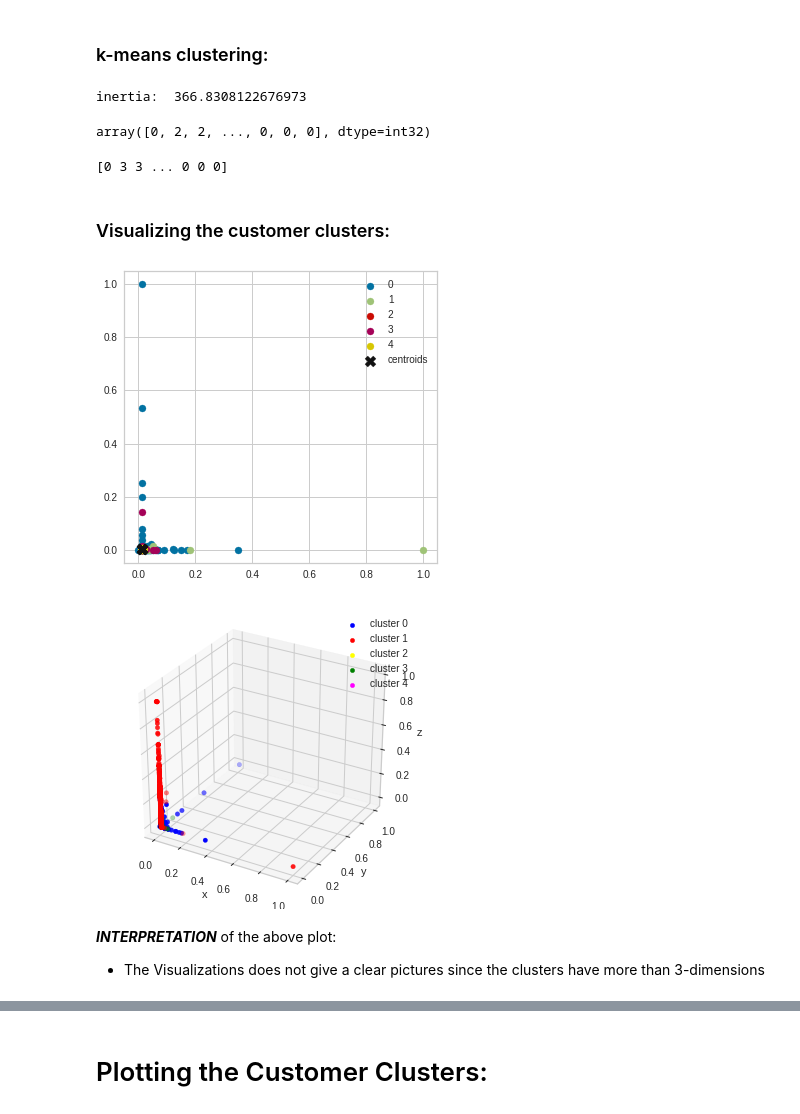
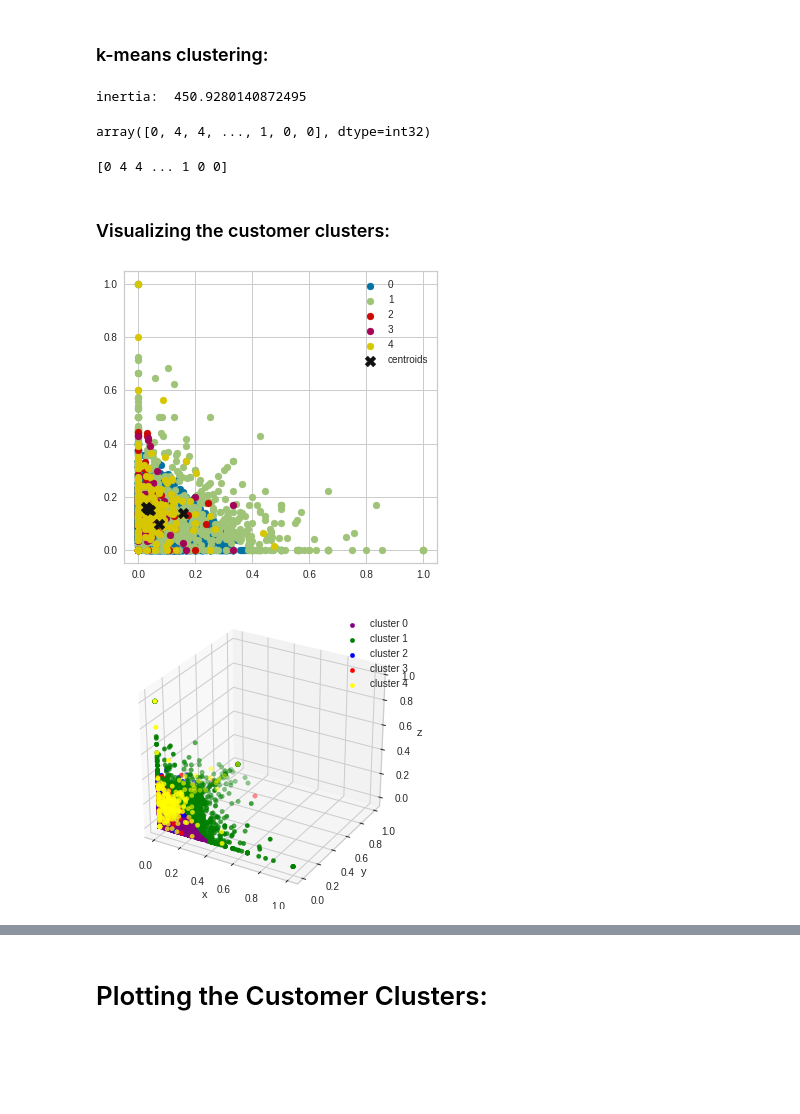
Before and after one commit to sidharth-ds/E-Commerce-Customer-Segmentation, a Jupyter notebook: E_Commerce_Customer_Segmentation.ipynb, the cells around one changed output, grey strips where cells are left out. Saved outputs shown, nothing was run; the diff lists cells and outputs as text; code cells hidden in the pictures; blank space fills up the shorter version.

```diff
--- a/E_Commerce_Customer_Segmentation.ipynb
+++ b/E_Commerce_Customer_Segmentation.ipynb
@@ -520,12 +520,12 @@ visualizer.show()
 # %% [markdown]
 ### k-means algorithm:
 # %%
-km = KMeans(n_clusters=4)    # applying k = 4
+km = KMeans(n_clusters=4,init="k-means++",random_state=42)    # applying k = 4
 km.fit(PCA_data)           # fit the data - identify pattern, does everything
 
 centroids = km.cluster_centers_  # final centroid points
+print("centroids: \n",centroids)
 
-print("centroids: \n",centroids)
 print("\ninertia: ",km.inertia_)  # measures how tight my groups are. Lower the better
 # %% [output]
 centroids:
@@ -560,8 +560,8 @@ u_labels = np.unique(label)      # Getting the labels
 # plotting the results:
 plt.figure(figsize=(10, 6))
 for i in u_labels:
-    plt.scatter(PCA_data[label == i , 0] , PCA_data[label == i , 1] , label = i)
-plt.scatter(centroids[:,0] , centroids[:,1] , marker="X", c="k", s=120, label="centroids")
+    plt.scatter(PCA_data[label == i , 0] , PCA_data[label == i , 2] , label = i)
+plt.scatter(centroids[:,0] , centroids[:,2] , marker="X", c="k", s=120, label="centroids")
 plt.legend()
 plt.show()
 # %% [output]
@@ -834,7 +774,7 @@ visualizer.show()
 # %% [markdown]
 ### k-means clustering:
 # %%
-km = KMeans(n_clusters=5)     # applying k = 5
+km = KMeans(n_clusters=5, init= "k-means++", random_state=9)     # applying k = 5
 km.fit(y_scaled)          # fit the data - identify pattern, does everything
 
 centroids = km.cluster_centers_   # final centroid points
@@ -842,33 +782,33 @@ centroids = km.cluster_centers_   # final centroid points
 # print("centroids: ",centroids)
 print("inertia: ",km.inertia_)    # measures how tight my groups are. Lower the better
 # %% [output]
-inertia:  366.8308122676973
+inertia:  450.9280140872495
 # %%
 km.labels_   # shows which group each datapoint belongs to
 # %% [output]
-array([0, 2, 2, ..., 0, 0, 0], dtype=int32)
+array([0, 4, 4, ..., 1, 0, 0], dtype=int32)
 # %%
 # predict the labels of clusters
 label = km.fit_predict(y_scaled)
 print(label)
 # %% [output]
-[0 3 3 ... 0 0 0]
+[0 4 4 ... 1 0 0]
 # %% [markdown]
 ### Visualizing the customer clusters:
 # %%
 # Getting the Centroids and Cluster labels
 centroids = km.cluster_centers_
 labels = np.unique(label)
 
 # 2D plotting
 plt.figure(figsize=(5, 5))
 for i in labels:
-    plt.scatter(y_scaled[label == i , 0] , y_scaled[label == i , 1] , label = i)
-plt.scatter(centroids[:,0] , centroids[:,1] , marker="X", c="k", s=120, label="centroids")
+    plt.scatter(y_scaled[label == i , 2] , y_scaled[label == i , 5] , label = i)
+plt.scatter(centroids[:,2] , centroids[:,5] , marker="X", c="k", s=120, label="centroids")
 plt.legend()
 plt.show()
 # %% [output]
-[figure, old version]
+[figure, new version]
 # %%
 # 3D plotting
 labels = np.unique(label)
@@ -876,11 +816,11 @@ labels = np.unique(label)
 fig = plt.figure(figsize = (5,5))
 ax = fig.add_subplot(111, projection='3d')
 
-ax.scatter(y_scaled[label == 0,0],y_scaled[label == 0,1],y_scaled[label == 0,2], s = 20 , color = 'blue', label = "cluster 0")
-ax.scatter(y_scaled[label == 1,0],y_scaled[label == 1,1],y_scaled[label == 1,2], s = 20 , color = 'red', label = "cluster 1")
-ax.scatter(y_scaled[label == 2,0],y_scaled[label == 2,1],y_scaled[label == 2,2], s = 20 , color = 'yellow', label = "cluster 2")
-ax.scatter(y_scaled[label == 3,0],y_scaled[label == 3,1],y_scaled[label == 3,2], s = 20 , color = 'green', label = "cluster 3")
-ax.scatter(y_scaled[label == 4,0],y_scaled[label == 4,1],y_scaled[label == 4,2], s = 20 , color = 'magenta', label = "cluster 4")
+ax.scatter(y_scaled[label == 0,2],y_scaled[label == 0,4],y_scaled[label == 0,5], s = 20 , color = 'purple', label = "cluster 0")
+ax.scatter(y_scaled[label == 1,2],y_scaled[label == 1,4],y_scaled[label == 1,5], s = 20 , color = 'green', label = "cluster 1")
+ax.scatter(y_scaled[label == 2,2],y_scaled[label == 2,4],y_scaled[label == 2,5], s = 20 , color = 'blue', label = "cluster 2")
+ax.scatter(y_scaled[label == 3,2],y_scaled[label == 3,4],y_scaled[label == 3,5], s = 20 , color = 'red', label = "cluster 3")
+ax.scatter(y_scaled[label == 4,2],y_scaled[label == 4,4],y_scaled[label == 4,5], s = 20 , color = 'yellow', label = "cluster 4")
 
 ax.set_xlabel('x')
 ax.set_ylabel('y')
@@ -888,7 +828,4 @@ ax.set_zlabel('z')
 ax.legend()
 plt.show()
 # %% [output]
-[figure, old version]
+[figure, new version]
-# %% [markdown]
-***INTERPRETATION*** of the above plot:
-* The Visualizations does not give a clear pictures since the clusters have more than 3-dimensions
```
Also changed, not shown: parts of 41 cells of this notebook.
